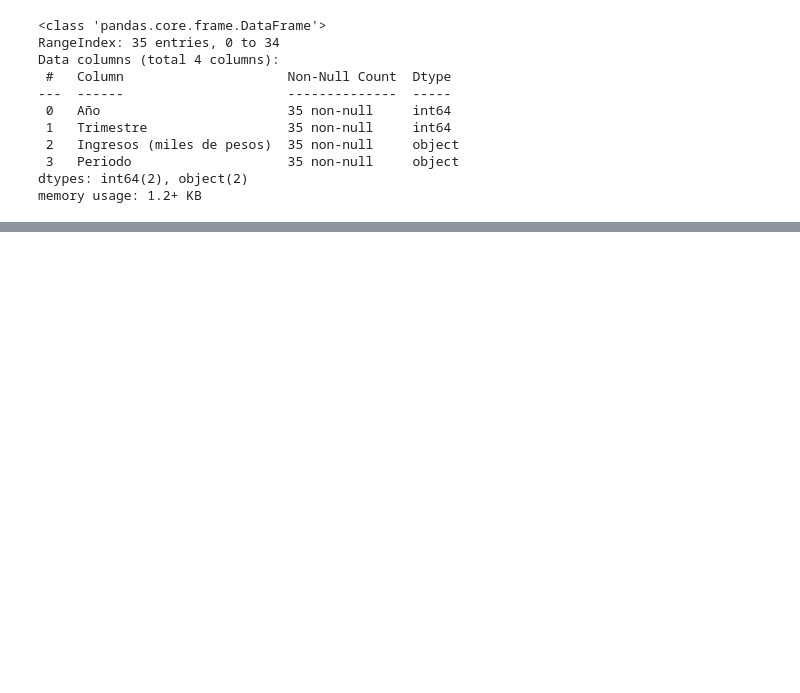
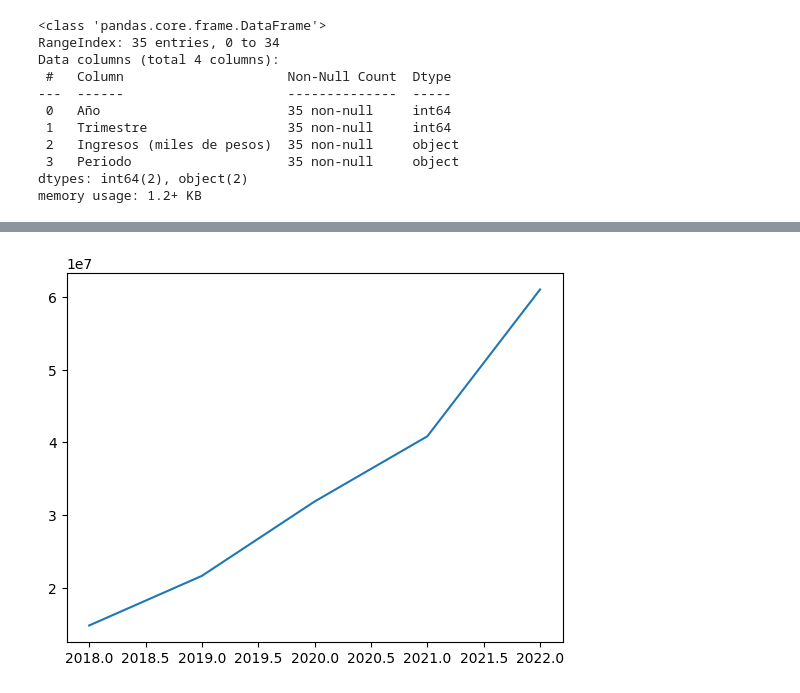
Before and after one commit to lilJuan4168/PI-DataAnalytics, a Jupyter notebook: EDA.ipynb, the cells around one changed output, grey strips where cells are left out. Saved outputs shown, nothing was run; the diff lists cells and outputs as text; code cells hidden in the pictures; blank space fills up the shorter version.

```diff
--- a/EDA.ipynb
+++ b/EDA.ipynb
@@ -317,0 +334,3 @@ usdcot = usdcot['maximo'].groupby(usdcot['years']).mean()
+# %%
+newtab['ingresosUSD'] = (newtab['ingresospesos']*1000)/newtab['meanUSD']
+newtab
@@ -317,0 +344,5 @@ usdcot = usdcot['maximo'].groupby(usdcot['years']).mean()
+# %%
+plt.plot(newtab['years'], newtab['ingresospesos'])
+plt.show()
+# %% [output]
+[figure, added]
```
Also changed, not shown: parts of 30 cells of this notebook.
